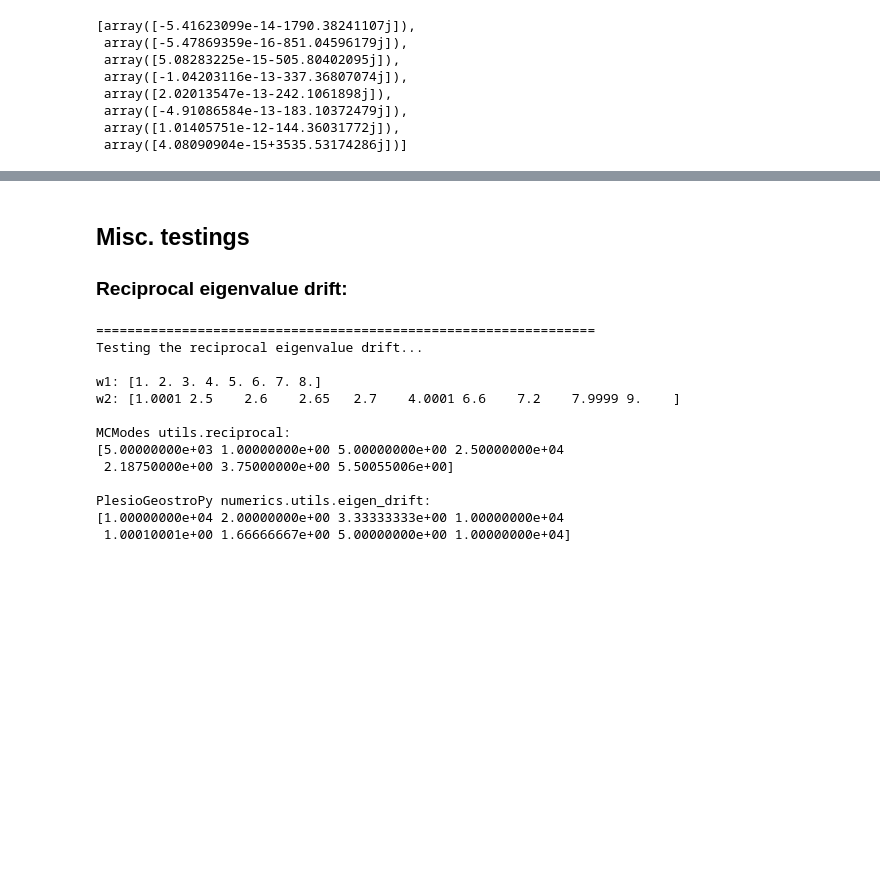
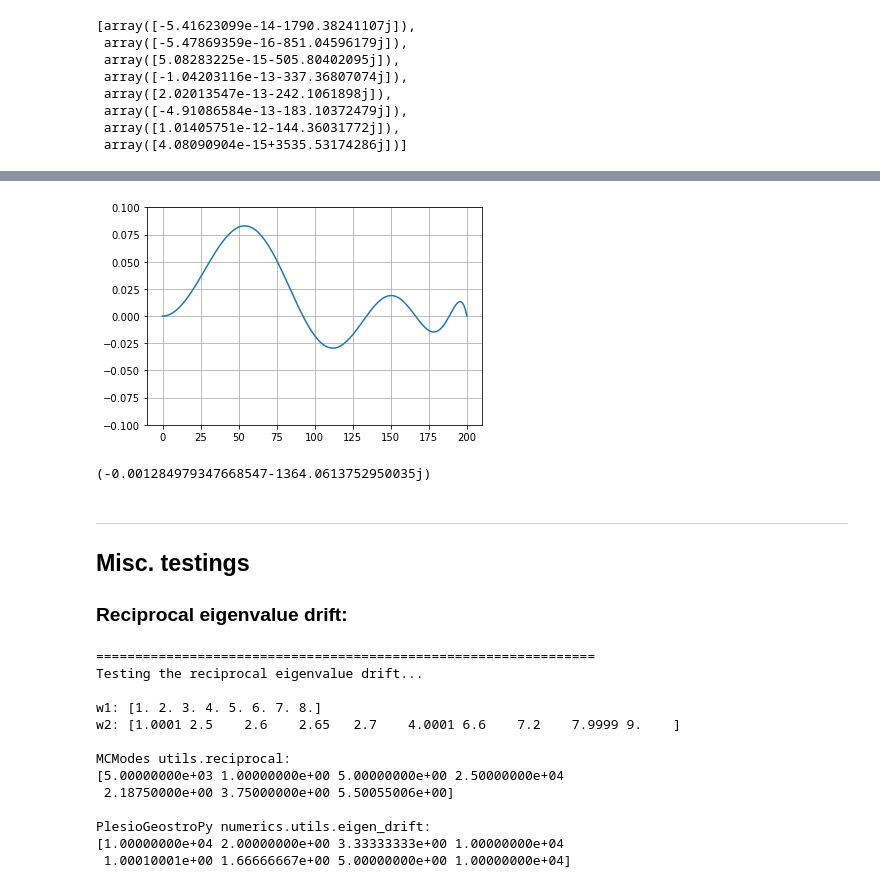
Before and after one commit to GentleMin/MCmodes, a Jupyter notebook: Eigen_Solve.ipynb, the cells around one changed output, grey strips where cells are left out. Drawn from its saved outputs; the diff is of its cells as text; code cells hidden in the pictures; blank space fills up the shorter version.

```diff
--- a/Eigen_Solve.ipynb
+++ b/Eigen_Solve.ipynb
@@ -407,0 +709,22 @@ eig_vals_selected
+# %%
+# longitude = (11/12)*np.pi
+longitude = phi_rotate + (1./7)*np.pi
+
+uphy_md = usp.physical_field(worland_transform, legendre_transform)
+bphy_md = bsp.physical_field(worland_transform, legendre_transform)
+
+rr, tt = np.meshgrid(uphy_md.grid['r'], uphy_md.grid['theta'])
+X1, X2 = rr*np.sin(tt), rr*np.cos(tt)
+
+u_sph = uphy_md.at_phi(phi=longitude)
+u_cyl = {
+    's': u_sph['r']*np.sin(tt) + u_sph['theta']*np.cos(tt),
+    'phi': u_sph['phi'],
+    'z': u_sph['r']*np.cos(tt) - u_sph['theta']*np.sin(tt)
+}
+b_sph = bphy_md.at_phi(phi=longitude)
+b_cyl = {
+    's': b_sph['r']*np.sin(tt) + b_sph['theta']*np.cos(tt),
+    'phi': b_sph['phi'],
+    'z': b_sph['r']*np.cos(tt) - b_sph['theta']*np.sin(tt)
+}
@@ -408,4 +809,16 @@ eig_vals_selected
+# %%
+plt.plot(fields['u_s'][-1, :])
+plt.grid(which="both")
+plt.ylim([-0.1, 0.1])
+plt.show()
+# %% [output]
+[figure, added]
+# %%
+eigenvals[category_idx][mode_idx]
+# %% [output]
+(-0.001284979347668547-1364.0613752950035j)
 # %% [markdown]
+---
 ## Misc. testings
 
 ### Reciprocal eigenvalue drift:
```
Also changed, not shown: parts of 36 cells of this notebook, 3 other files.
